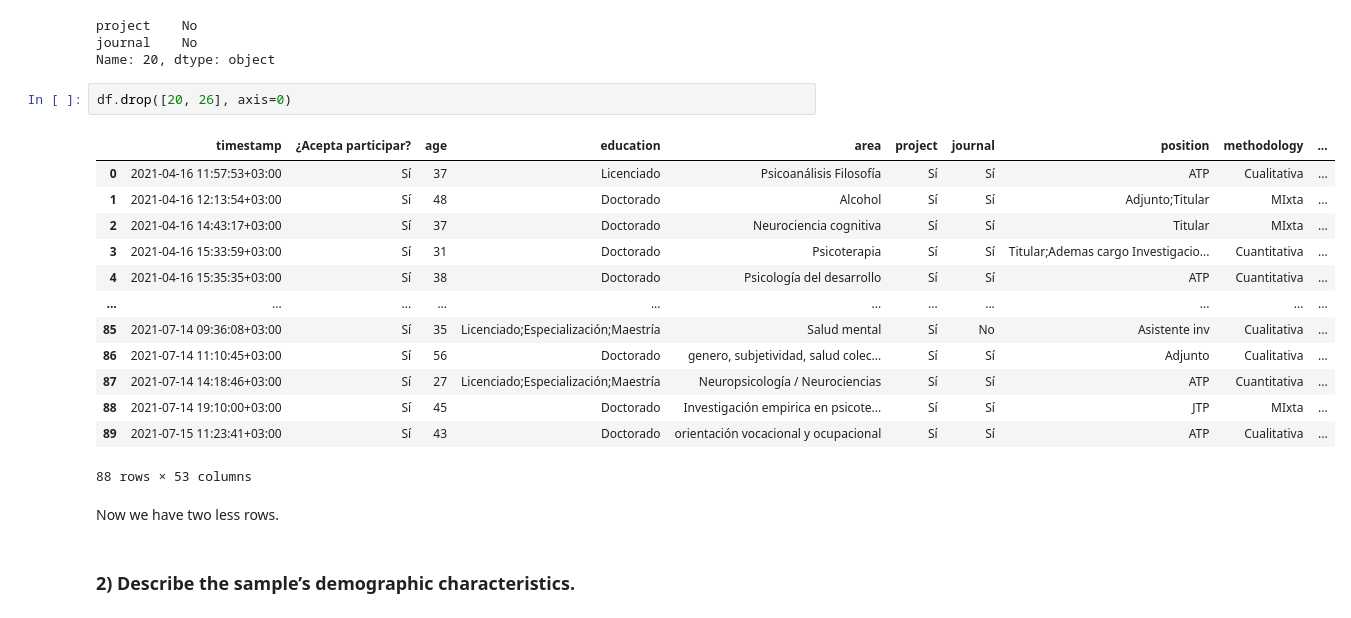
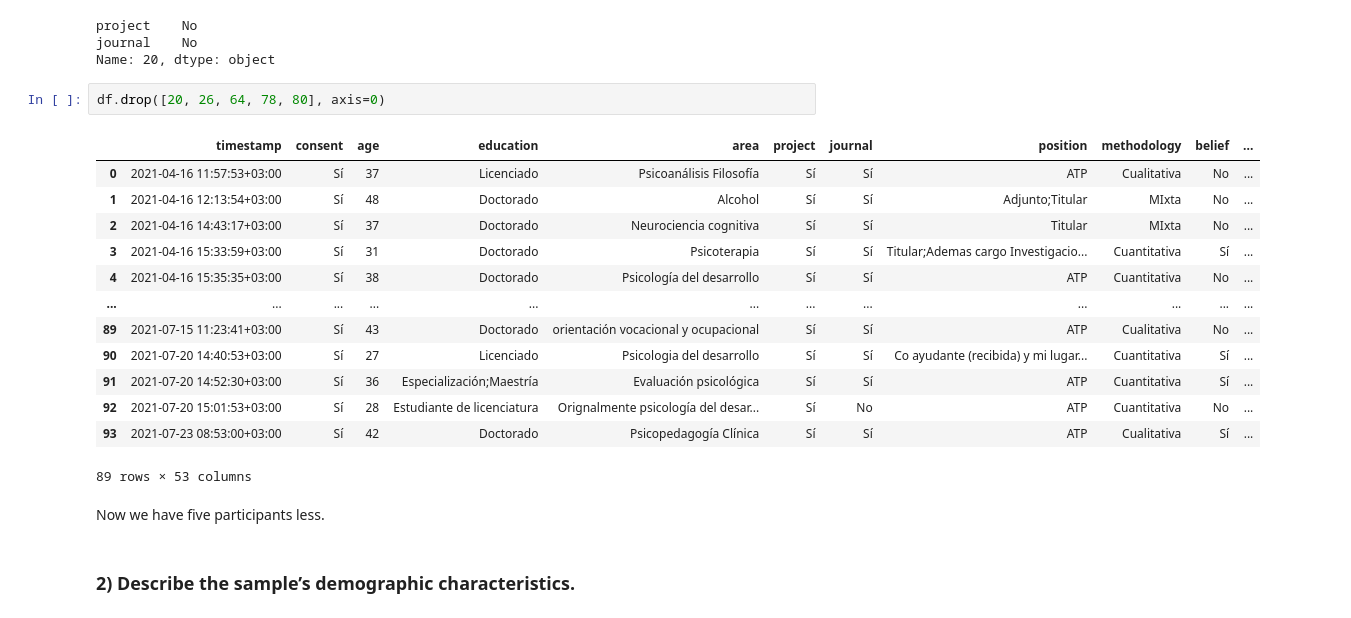
Before and after one commit to francosbenitez/thesis, a Jupyter notebook: analysis/py-script.ipynb, the cells around one changed output. Cells and saved outputs as stored; diff of their text form.

```diff
--- a/analysis/py-script.ipynb
+++ b/analysis/py-script.ipynb
@@ -122,23 +168,23 @@ project    No
 journal    No
 Name: 20, dtype: object
 # %%
-df.drop([20, 26], axis=0)
+df.drop([20, 26, 64, 78, 80], axis=0)
 # %% [output]
-|  | timestamp | ¿Acepta participar? | age | education | area | project | journal | position | methodology | ... |
-| 0 | 2021-04-16 11:57:53+03:00 | Sí | 37 | Licenciado | Psicoanálisis Filosofía | Sí | Sí | ATP | Cualitativa | ... |
-| 1 | 2021-04-16 12:13:54+03:00 | Sí | 48 | Doctorado | Alcohol | Sí | Sí | Adjunto;Titular | MIxta | ... |
-| 2 | 2021-04-16 14:43:17+03:00 | Sí | 37 | Doctorado | Neurociencia cognitiva | Sí | Sí | Titular | MIxta | ... |
-| 3 | 2021-04-16 15:33:59+03:00 | Sí | 31 | Doctorado | Psicoterapia | Sí | Sí | Titular;Ademas cargo Investigacio... | Cuantitativa | ... |
-| 4 | 2021-04-16 15:35:35+03:00 | Sí | 38 | Doctorado | Psicología del desarrollo | Sí | Sí | ATP | Cuantitativa | ... |
-| ... | ... | ... | ... | ... | ... | ... | ... | ... | ... | ... |
-| 85 | 2021-07-14 09:36:08+03:00 | Sí | 35 | Licenciado;Especialización;Maestría | Salud mental | Sí | No | Asistente inv | Cualitativa | ... |
-| 86 | 2021-07-14 11:10:45+03:00 | Sí | 56 | Doctorado | genero, subjetividad, salud colec... | Sí | Sí | Adjunto | Cualitativa | ... |
-| 87 | 2021-07-14 14:18:46+03:00 | Sí | 27 | Licenciado;Especialización;Maestría | Neuropsicología / Neurociencias | Sí | Sí | ATP | Cuantitativa | ... |
-| 88 | 2021-07-14 19:10:00+03:00 | Sí | 45 | Doctorado | Investigación empirica en psicote... | Sí | Sí | JTP | MIxta | ... |
-| 89 | 2021-07-15 11:23:41+03:00 | Sí | 43 | Doctorado | orientación vocacional y ocupacional | Sí | Sí | ATP | Cualitativa | ... |
+|  | timestamp | consent | age | education | area | project | journal | position | methodology | belief | ... |
+| 0 | 2021-04-16 11:57:53+03:00 | Sí | 37 | Licenciado | Psicoanálisis Filosofía | Sí | Sí | ATP | Cualitativa | No | ... |
+| 1 | 2021-04-16 12:13:54+03:00 | Sí | 48 | Doctorado | Alcohol | Sí | Sí | Adjunto;Titular | MIxta | No | ... |
+| 2 | 2021-04-16 14:43:17+03:00 | Sí | 37 | Doctorado | Neurociencia cognitiva | Sí | Sí | Titular | MIxta | No | ... |
+| 3 | 2021-04-16 15:33:59+03:00 | Sí | 31 | Doctorado | Psicoterapia | Sí | Sí | Titular;Ademas cargo Investigacio... | Cuantitativa | Sí | ... |
+| 4 | 2021-04-16 15:35:35+03:00 | Sí | 38 | Doctorado | Psicología del desarrollo | Sí | Sí | ATP | Cuantitativa | No | ... |
+| ... | ... | ... | ... | ... | ... | ... | ... | ... | ... | ... | ... |
+| 89 | 2021-07-15 11:23:41+03:00 | Sí | 43 | Doctorado | orientación vocacional y ocupacional | Sí | Sí | ATP | Cualitativa | No | ... |
+| 90 | 2021-07-20 14:40:53+03:00 | Sí | 27 | Licenciado | Psicologia del desarrollo | Sí | Sí | Co ayudante (recibida) y mi lugar... | Cuantitativa | Sí | ... |
+| 91 | 2021-07-20 14:52:30+03:00 | Sí | 36 | Especialización;Maestría | Evaluación psicológica | Sí | Sí | ATP | Cuantitativa | Sí | ... |
+| 92 | 2021-07-20 15:01:53+03:00 | Sí | 28 | Estudiante de licenciatura | Orignalmente psicología del desar... | Sí | No | ATP | Cuantitativa | No | ... |
+| 93 | 2021-07-23 08:53:00+03:00 | Sí | 42 | Doctorado | Psicopedagogía Clínica | Sí | Sí | ATP | Cualitativa | Sí | ... |
-88 rows × 53 columns
+89 rows × 53 columns
 # %% [markdown]
-Now we have two less rows.
+Now we have five participants less.
 # %% [markdown]
 ### 2) Describe the sample’s demographic characteristics.
 # %% [markdown]
```
Also changed, not shown: parts of 19 cells of this notebook, 2 other files.
